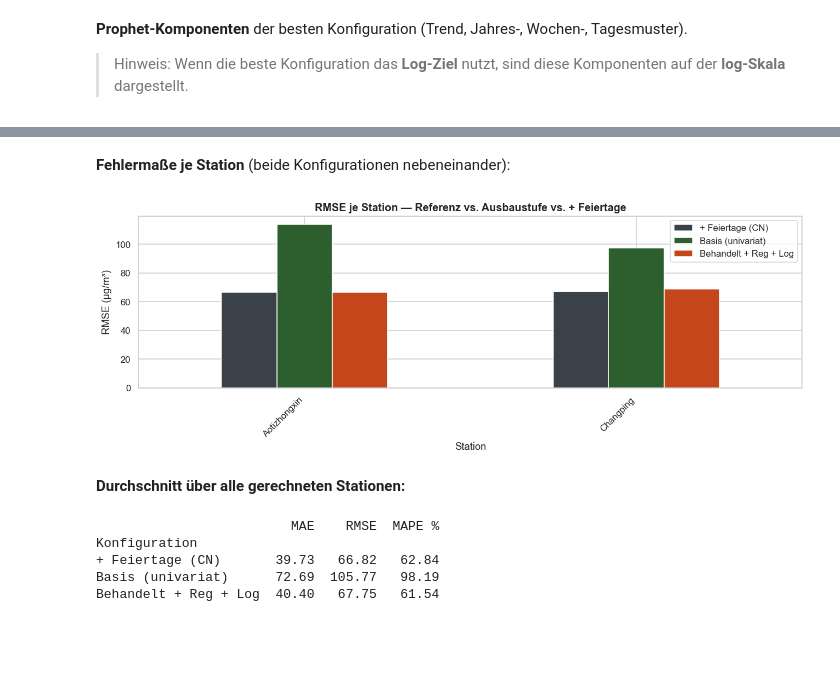
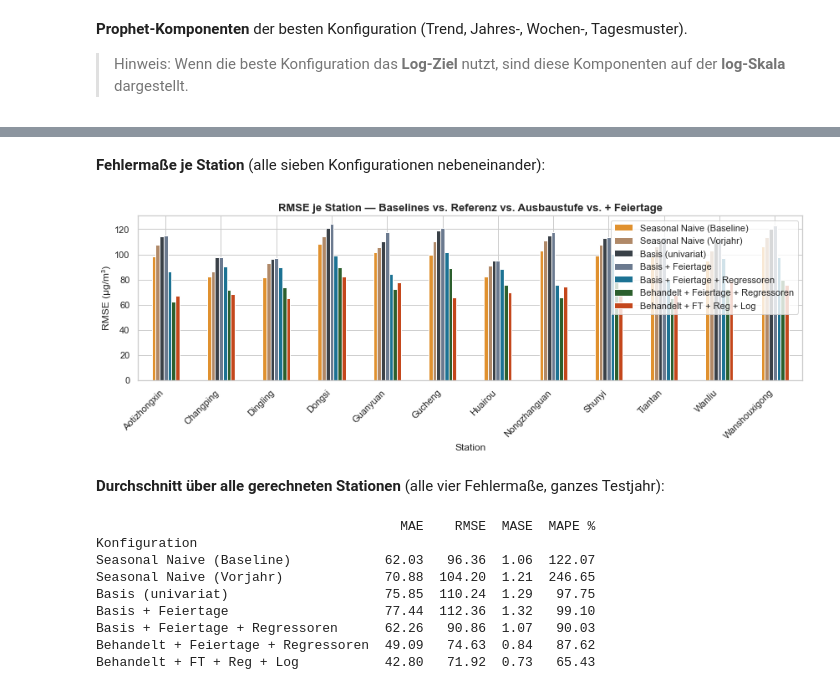
Before and after one commit to KaiSteffen/Business-Prognosis, a Jupyter notebook: Capstone Projekt/notebooks/03_Modellierung_Prophet_Beijing.ipynb, the cells around one changed output, grey strips where cells are left out. Cells and saved outputs as stored; diff of their text form; code cells hidden in the pictures; blank space fills up the shorter version.

```diff
--- a/Capstone Projekt/notebooks/03_Modellierung_Prophet_Beijing.ipynb
+++ b/Capstone Projekt/notebooks/03_Modellierung_Prophet_Beijing.ipynb
@@ -114,51 +117,28 @@ So ist die Vorhersage immer in echten µg/m³ — dadurch sind MAE/RMSE über al
 # %%
-def fit_predict(train, test, regressoren=None, log=False, feiertage=None):
-
+def fit_predict(train, test, regressoren=None, log=False, feiertage=None, prophet_kwargs=None):
     regressoren = regressoren or []
-
-
+    prophet_kwargs = prophet_kwargs or PROPHET_KWARGS   # Standard, oder eigene Werte (Tuning)
 
     # Trainingsframe im Prophet-Format (ds, y[, Regressoren]) bauen
-
     tr = pd.DataFrame({"ds": train["ds"].values})
-
     tr["y"] = np.log1p(train["y"].values) if log else train["y"].values
-
     for r in regressoren:
-
         tr[r] = train[r].values
 
-
-
-    m = Prophet(**PROPHET_KWARGS)
-
+    m = Prophet(**prophet_kwargs)
     if feiertage:
-
         m.add_country_holidays(country_name=feiertage)   # z.B. "CN" = China
-
     for r in regressoren:
-
         m.add_regressor(r)
-
     m.fit(tr)
 
-
-
     fut = test[["ds"] + regressoren].copy()      # Regressoren muessen im Test vorliegen
-
     fc = m.predict(fut)
 
-
-
     # ggf. zuruecktransformieren (log -> µg/m³)
-
     rueck = (lambda a: np.expm1(a)) if log else (lambda a: a)
-
     out = test[["ds", "y"]].merge(fc[["ds", "yhat", "yhat_lower", "yhat_upper"]], on="ds")
-
     for c in ["yhat", "yhat_lower", "yhat_upper"]:
-
         out[c] = rueck(out[c]).clip(lower=0)      # PM2.5 >= 0
-
     return m, fc, out
 # %% [markdown]
@@ -408,24 +517,25 @@ gespeichert: ../data/prophet_ergebnisse_stationen.csv
 # %% [markdown]
-**Fehlermaße je Station** (beide Konfigurationen nebeneinander):
+**Fehlermaße je Station** (alle sieben Konfigurationen nebeneinander):
 # %%
-pivot = ergebnis_alle.pivot(index="Station", columns="Konfiguration", values="RMSE")
-
-pivot.plot(kind="bar", figsize=(12, 4.5), color=[SLATE, MOSS, RUST])
-
-plt.ylabel("RMSE (µg/m³)"); plt.title("RMSE je Station — Referenz vs. Ausbaustufe vs. + Feiertage")
-
-plt.xticks(rotation=45, ha="right"); plt.legend(title=""); plt.tight_layout(); plt.show()
+pivot = ergebnis_alle.pivot(index="Station", columns="Konfiguration", values="RMSE")[REIHENFOLGE]
+pivot.plot(kind="bar", figsize=(12, 4.5), color=SWEEP_FARBEN)
+plt.ylabel("RMSE (µg/m³)"); plt.title("RMSE je Station — Baselines vs. Referenz vs. Ausbaustufe vs. + Feiertage")
+plt.xticks(rotation=45, ha="right"); plt.legend(title="", loc="best"); plt.tight_layout(); plt.show()
 # %% [output]
-[figure, old version]
+[figure, new version]
 # %% [markdown]
-**Durchschnitt über alle gerechneten Stationen:**
+**Durchschnitt über alle gerechneten Stationen** (alle vier Fehlermaße, ganzes Testjahr):
 # %%
-zusammen = ergebnis_alle.groupby("Konfiguration")[["MAE", "RMSE", "MAPE %"]].mean().round(2)
-
+zusammen = (ergebnis_alle.groupby("Konfiguration")[["MAE", "RMSE", "MASE", "MAPE %"]]
+            .mean().round(2).reindex(REIHENFOLGE))
 print(zusammen.to_string())
 # %% [output]
-                         MAE    RMSE  MAPE %
+                                       MAE    RMSE  MASE  MAPE %
 Konfiguration
-+ Feiertage (CN)       39.73   66.82   62.84
-Basis (univariat)      72.69  105.77   98.19
-Behandelt + Reg + Log  40.40   67.75   61.54
+Seasonal Naive (Baseline)            62.03   96.36  1.06  122.07
+Seasonal Naive (Vorjahr)             70.88  104.20  1.21  246.65
+Basis (univariat)                    75.85  110.24  1.29   97.75
+Basis + Feiertage                    77.44  112.36  1.32   99.10
+Basis + Feiertage + Regressoren      62.26   90.86  1.07   90.03
+Behandelt + Feiertage + Regressoren  49.09   74.63  0.84   87.62
+Behandelt + FT + Reg + Log           42.80   71.92  0.73   65.43
```
Also changed, not shown: parts of 51 cells of this notebook, 18 other files.
